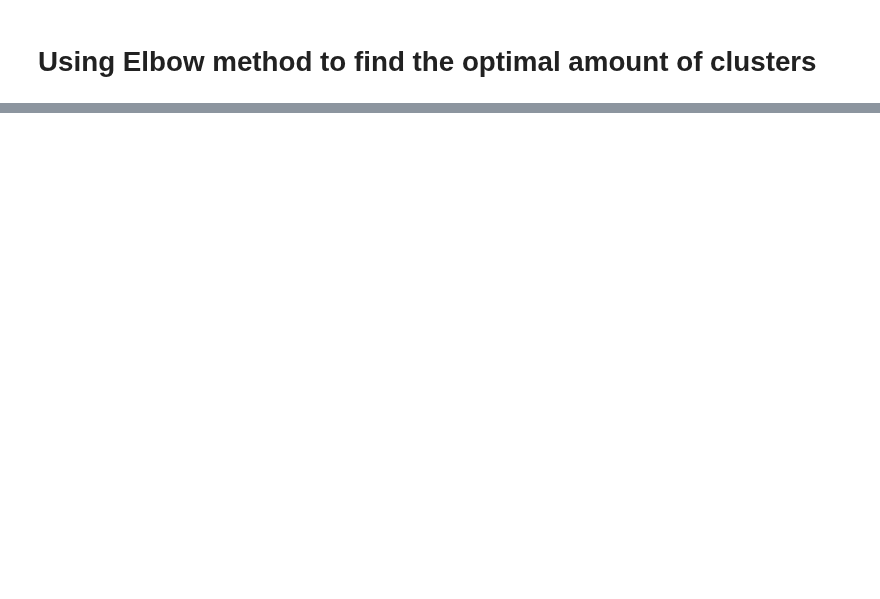
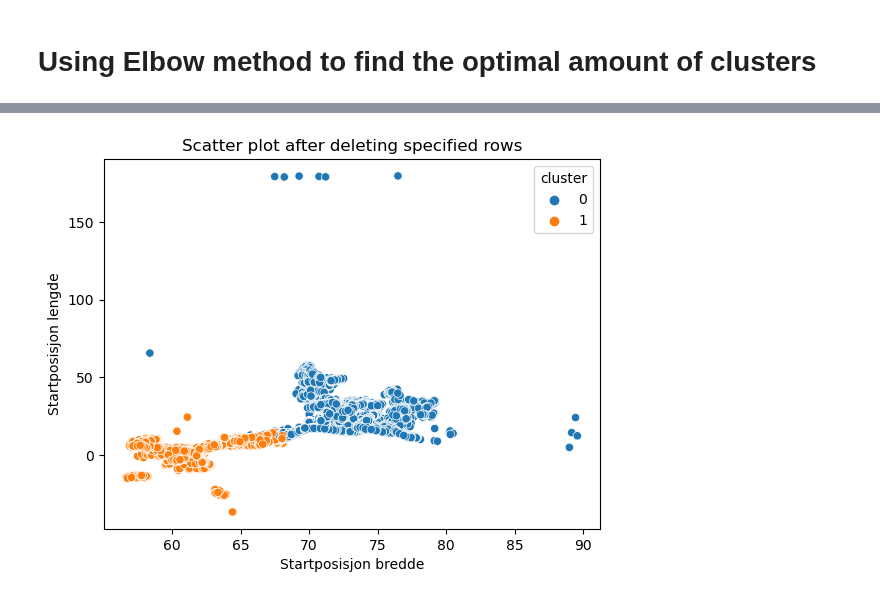
Before and after one commit to GeorgRis/Innlevering_INFO282, a Jupyter notebook: clustering.ipynb, the cells around one changed output, grey strips where cells are left out. Drawn from its saved outputs; the diff is of its cells as text; code cells hidden in the pictures; blank space fills up the shorter version.

```diff
--- a/clustering.ipynb
+++ b/clustering.ipynb
@@ -76,0 +152,8 @@ By looking at where it bends smoothly we find the optimal numbers of clusters. W
+# %%
+#Viser de som er like av art FDIR 0 og 1
+df_1 = df.loc[~((df['cluster'] == 0) & (df['Art - FDIR'] == 1)) & ~((df['cluster'] == 1) & (df['Art - FDIR'] == 0))]
+sns.scatterplot(data=df_1, x='Startposisjon bredde', y='Startposisjon lengde', hue='cluster')
+plt.title('Scatter plot after deleting specified rows')
+plt.show()
+# %% [output]
+[figure, added]
```
Also changed, not shown: parts of 8 cells of this notebook, 2 other files.
